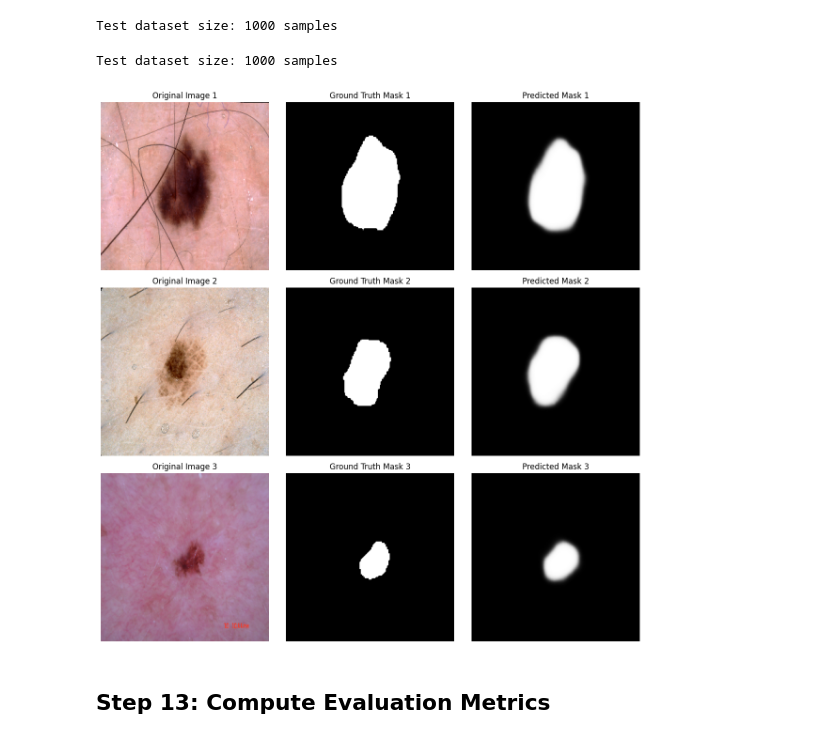
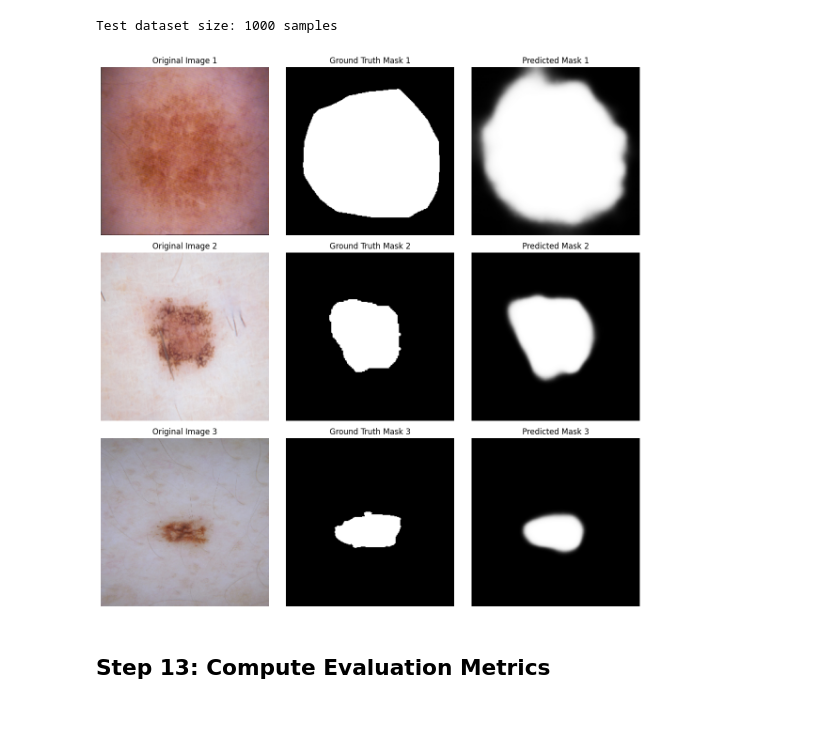
Before and after one commit to samyakshrestha/swinunet-medical-segmentation, a Jupyter notebook: notebooks/swin_upernet_baseline.ipynb, the cells around one changed output. Cells and saved outputs as stored; diff of their text form; code cells hidden in the pictures.

```diff
--- a/notebooks/swin_upernet_baseline.ipynb
+++ b/notebooks/swin_upernet_baseline.ipynb
@@ -702,28 +701,6 @@ print(f"Test dataset size: {len(test_dataset)} samples")
 # %% [output]
 Test dataset size: 1000 samples
 # %%
-from torchvision import transforms
-
-# Define resize transform (matches what was done in training)
-transform_resize = T.Compose([
-    T.ToTensor(),
-    T.Resize((224, 224), interpolation=T.InterpolationMode.BILINEAR)
-])
-
-# 1. Specify the paths to your test images and masks
-test_images_path = f"{BASE_DIR}/test_images.npy"
-test_masks_path  = f"{BASE_DIR}/test_masks.npy"
-
-# 2. Instantiate the test dataset
-test_dataset = ISICDataset(
-    images_path=test_images_path,
-    masks_path=test_masks_path,
-    transform=None  # Ensure same preprocessing as training
-)
-
-# Quick check
-print(f"Test dataset size: {len(test_dataset)} samples")
-
 # Pick three random test samples
 random_indices = random.sample(range(len(test_dataset)), 3)  # Select 3 random indices
 selected_images = []
@@ -744,35 +721,34 @@ for idx in random_indices:
         pred_mask = pred_mask.squeeze().cpu().numpy()  # Remove batch & move to CPU
 
     # Convert original image & mask to NumPy for visualization
     image_np = np.array(image)  # Convert PIL Image to NumPy
     mask_np = np.array(mask)  # Convert mask to NumPy
 
     # Store images for plotting
     selected_images.append(image_np)
     selected_masks.append(mask_np)
     selected_preds.append(pred_mask)
 
 # 6. Plot images side by side
 fig, axes = plt.subplots(3, 3, figsize=(12, 12))
 
 for i in range(3):
     axes[i, 0].imshow(selected_images[i])
     axes[i, 0].set_title(f"Original Image {i+1}")
     axes[i, 0].axis("off")
 
     axes[i, 1].imshow(selected_masks[i], cmap="gray")
     axes[i, 1].set_title(f"Ground Truth Mask {i+1}")
     axes[i, 1].axis("off")
 
     axes[i, 2].imshow(selected_preds[i], cmap="gray")
     axes[i, 2].set_title(f"Predicted Mask {i+1}")
     axes[i, 2].axis("off")
 
 plt.tight_layout()
 plt.show()
 # %% [output]
-Test dataset size: 1000 samples
-[figure, old version]
+[figure, new version]
 # %% [markdown]
 ## Step 13: Compute Evaluation Metrics
 # %%
```
Also changed, not shown: parts of 16 cells of this notebook.
